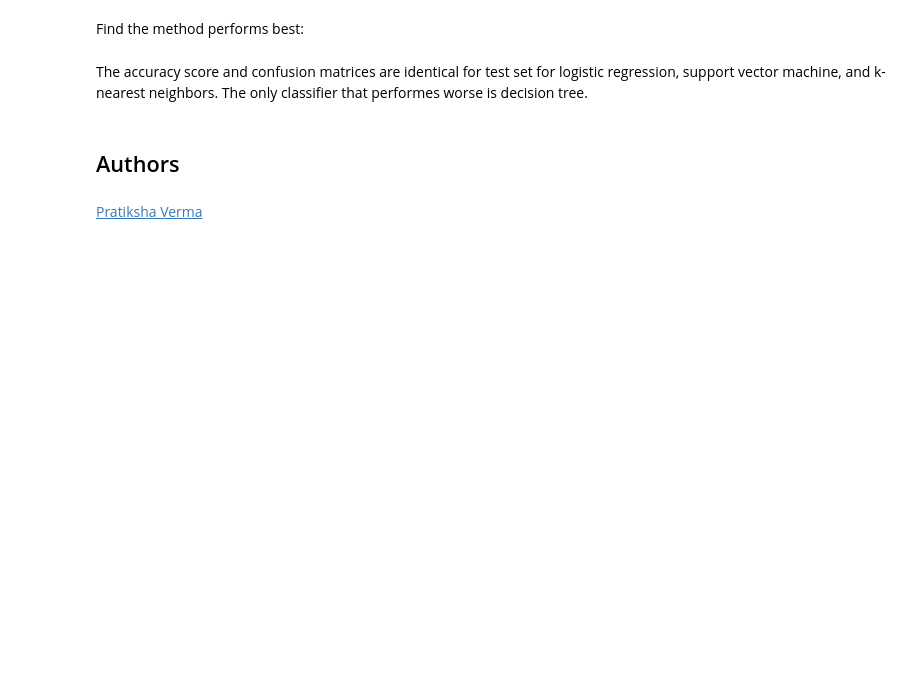
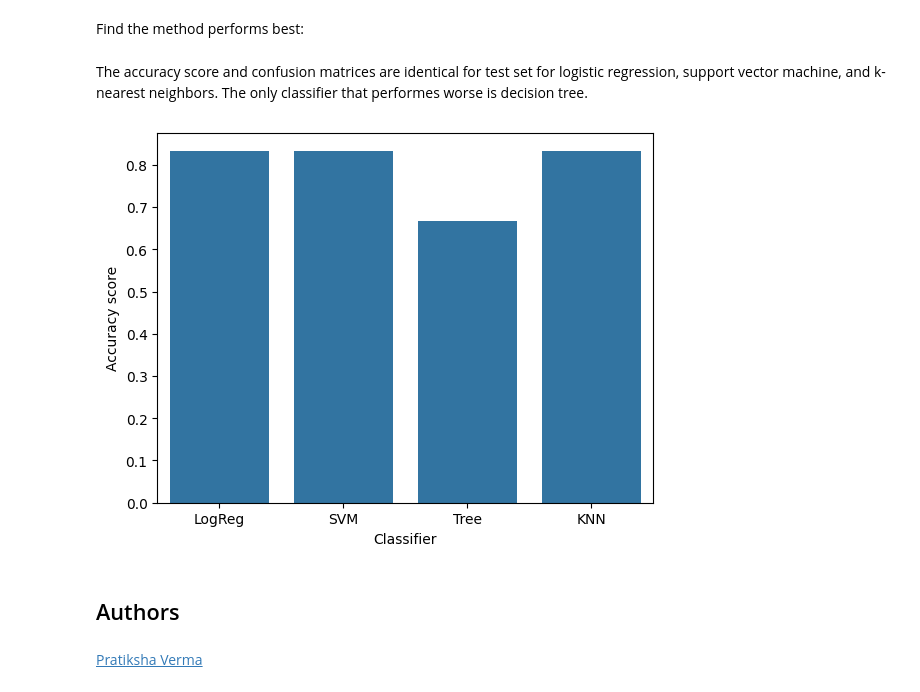
Before and after one commit to jusaviin/ibmDataScienceCapstone, a Jupyter notebook: capstone_machineLearning.ipynb, the cells around one changed output. Saved outputs shown, nothing was run; the diff lists cells and outputs as text; code cells hidden in the pictures; blank space fills up the shorter version.

Commit message:
Add bar chart comparing models

```diff
--- a/capstone_machineLearning.ipynb
+++ b/capstone_machineLearning.ipynb
@@ -174,7 +174,8 @@ accuracy : 0.8464285714285713
 # %% [markdown]
 Calculate the accuracy on the test data using the method <code>score</code>:
 # %%
-logreg_cv.score(X_test, Y_test)
+logreg_score = logreg_cv.score(X_test, Y_test)
+logreg_score
 # %% [output]
 0.8333333333333334
 # %% [markdown]
@@ -222,7 +223,8 @@ accuracy : 0.8482142857142856
 # %% [markdown]
 Calculate the accuracy on the test data using the method <code>score</code>:
 # %%
-svm_cv.score(X_test, Y_test)
+svm_score = svm_cv.score(X_test, Y_test)
+svm_score
 # %% [output]
 0.8333333333333334
 # %% [markdown]
@@ -284,5 +286,6 @@ accuracy : 0.9
 # %% [markdown]
 Calculate the accuracy of tree_cv on the test data using the method <code>score</code>:
 # %%
-tree_cv.score(X_test, Y_test)
+tree_score = tree_cv.score(X_test, Y_test)
+tree_score
 # %% [output]
@@ -323,7 +326,8 @@ accuracy : 0.8482142857142858
 # %% [markdown]
 Calculate the accuracy of knn_cv on the test data using the method <code>score</code>:
 # %%
-knn_cv.score(X_test, Y_test)
+knn_score = knn_cv.score(X_test, Y_test)
+knn_score
 # %% [output]
 0.8333333333333334
 # %% [markdown]
@@ -339,6 +343,15 @@ plot_confusion_matrix(Y_test,yhat)
 Find the method performs best:
 # %% [markdown]
 The accuracy score and confusion matrices are identical for test set for logistic regression, support vector machine, and k-nearest neighbors. The only classifier that performes worse is decision tree.
+# %%
+scores = [logreg_score, svm_score, tree_score, knn_score]
+labels = ["LogReg", "SVM", "Tree", "KNN"]
+sns.barplot(x=labels, y=scores)
+plt.ylabel("Accuracy score")
+plt.xlabel("Classifier")
+plt.show()
+# %% [output]
+[figure, added]
 # %% [markdown]
 ## Authors
 # %% [markdown]
```
Also changed, not shown: parts of 4 cells of this notebook.
